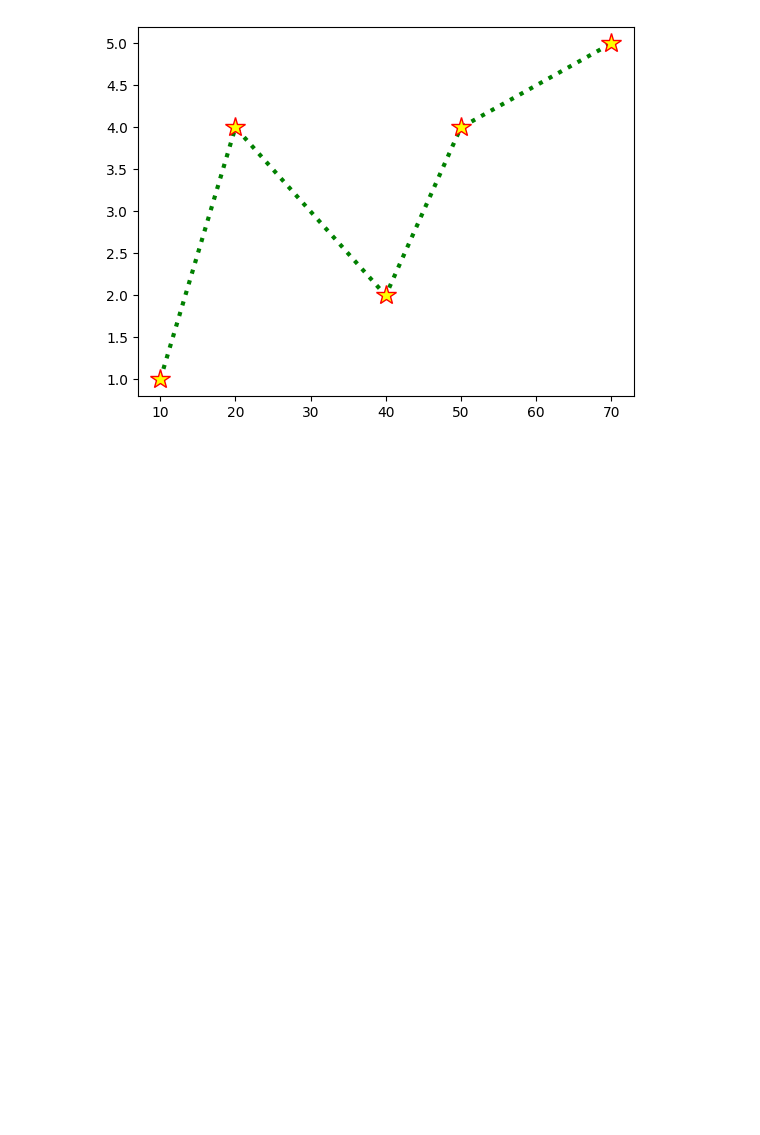
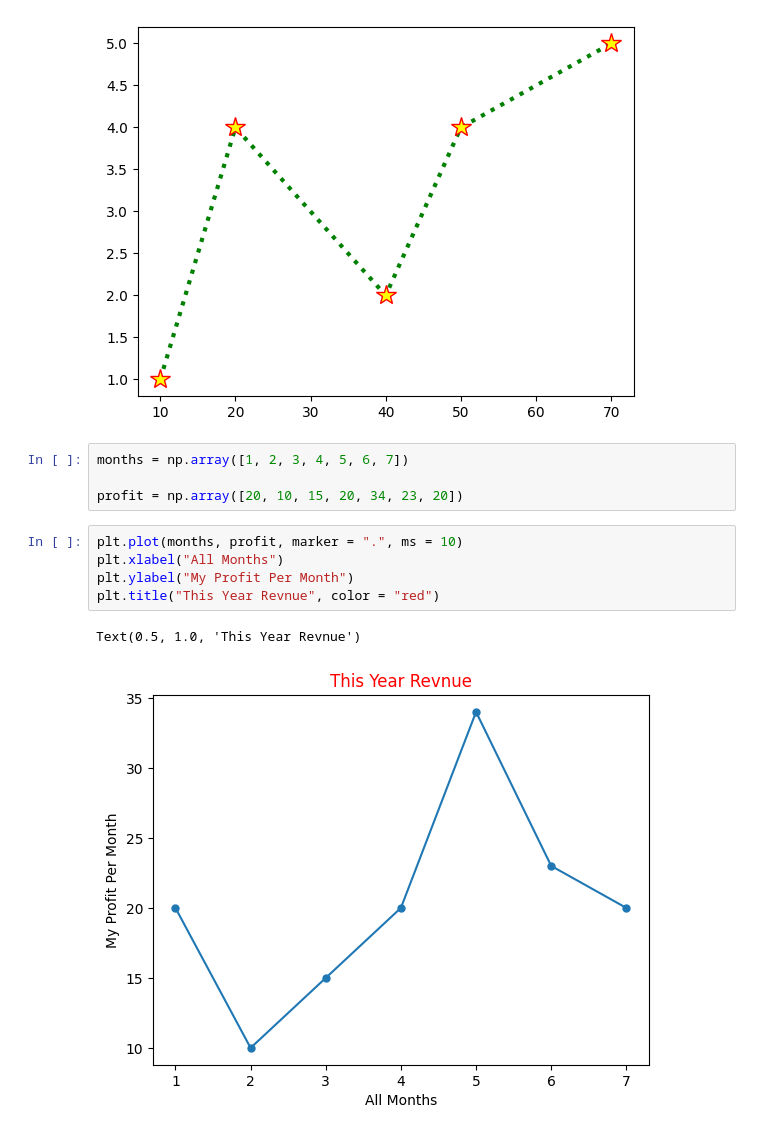
Before and after one commit to banvro/batch-12-to-1-python, a Jupyter notebook: june AI classes/matplotlib lean/matplotlib 1.ipynb, the cells around one changed output. Drawn from its saved outputs; the diff is of its cells as text; blank space fills up the shorter version.

```diff
--- a/june AI classes/matplotlib lean/matplotlib 1.ipynb
+++ b/june AI classes/matplotlib lean/matplotlib 1.ipynb
@@ -151,3 +151,15 @@ plt.plot(x, y, marker = "*", ms = 15, mec = "red", mfc = "yellow", color = "gree
 # %% [output]
 [<matplotlib.lines.Line2D at 0x...>]
 [figure]
+# %%
+months = np.array([1, 2, 3, 4, 5, 6, 7])
+
+profit = np.array([20, 10, 15, 20, 34, 23, 20])
+# %%
+plt.plot(months, profit, marker = ".", ms = 10)
+plt.xlabel("All Months")
+plt.ylabel("My Profit Per Month")
+plt.title("This Year Revnue", color = "red")
+# %% [output]
+Text(0.5, 1.0, 'This Year Revnue')
+[figure, added]
```
Also changed, not shown: parts of 3 cells of this notebook.
